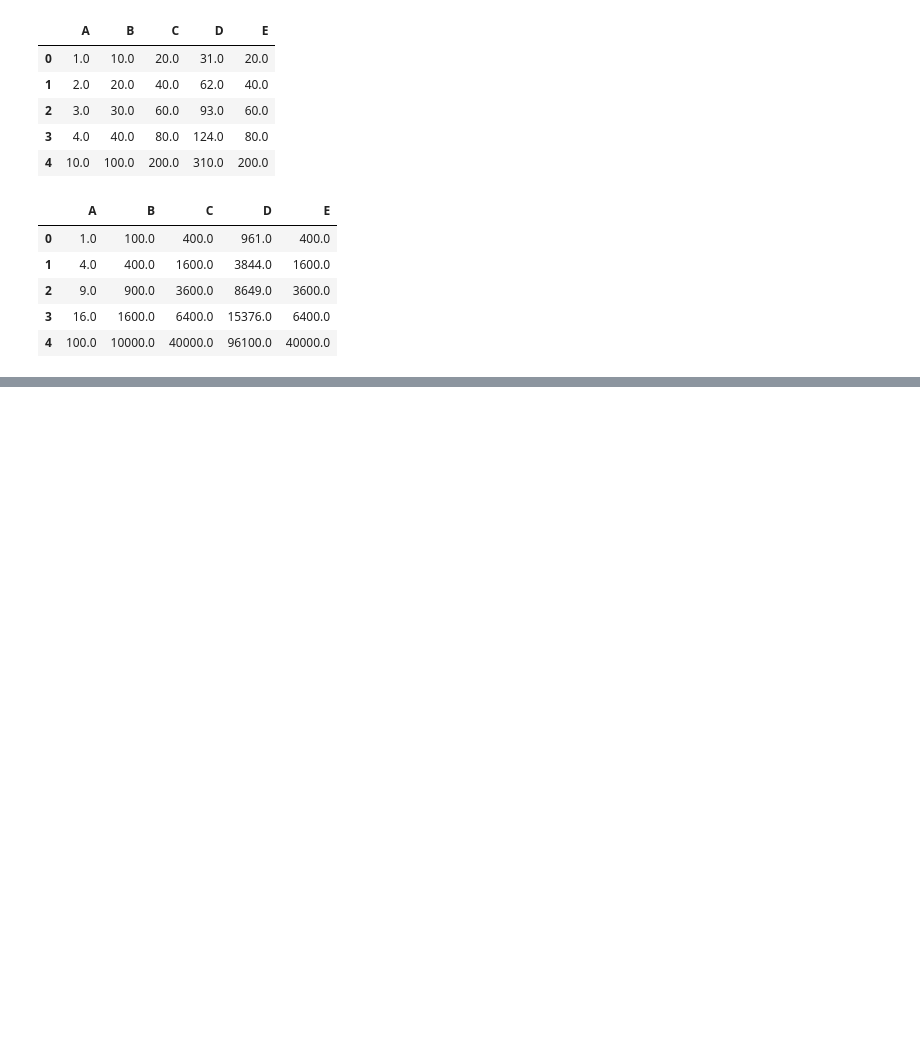
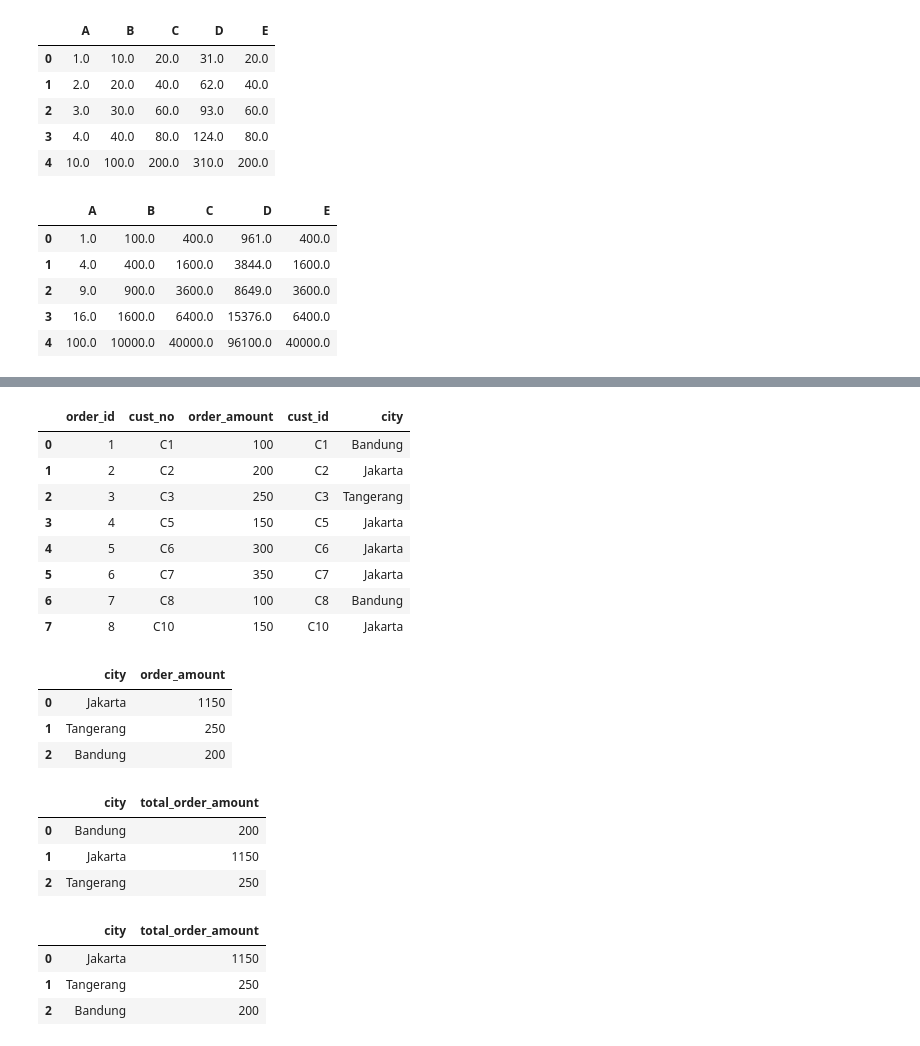
Before and after one commit to zanafiii/data-science-a-z, a Jupyter notebook: Part3_Working with Pandas & DataFrame.ipynb, the cells around one changed output, grey strips where cells are left out. Saved outputs shown, nothing was run; the diff lists cells and outputs as text; code cells hidden in the pictures; blank space fills up the shorter version.

```diff
--- a/Part3_Working with Pandas & DataFrame.ipynb
+++ b/Part3_Working with Pandas & DataFrame.ipynb
@@ -1263,0 +1266,8 @@ df.applymap(np.square)
+# %%
+order_history = pd.DataFrame({
+    "order_id": [1,2,3,4,5,6,7,8],
+    "cust_no": ["C1","C2","C3","C5","C6","C7","C8","C10"],
+    "order_amount": [100,200,250,150,300,350,100,150]
+})
+
+order_history
@@ -1263,0 +1284,7 @@ df.applymap(np.square)
+# %%
+customer_base = pd.DataFrame({
+    "cust_id": ["C1","C2","C3","C4","C5","C6","C7","C8","C9","C10"],
+    "city": ["Bandung","Jakarta","Tangerang","Tangerang","Jakarta","Jakarta","Jakarta","Bandung","Tangerang","Jakarta"]
+})
+
+customer_base
@@ -1263,0 +1303,22 @@ df.applymap(np.square)
+# %%
+df_joined = order_history.merge(customer_base, how="inner", left_on="cust_no", right_on="cust_id")
+df_joined
+# %% [output]
+|  | order_id | cust_no | order_amount | cust_id | city |
+| 0 | 1 | C1 | 100 | C1 | Bandung |
+| 1 | 2 | C2 | 200 | C2 | Jakarta |
+| 2 | 3 | C3 | 250 | C3 | Tangerang |
+| 3 | 4 | C5 | 150 | C5 | Jakarta |
+| 4 | 5 | C6 | 300 | C6 | Jakarta |
+| 5 | 6 | C7 | 350 | C7 | Jakarta |
+| 6 | 7 | C8 | 100 | C8 | Bandung |
+| 7 | 8 | C10 | 150 | C10 | Jakarta |
+# %%
+# cara yang tidak disarankan
+df = df_joined.groupby(["city"]).sum().drop(columns = ["order_id"]).sort_values(by = ["order_amount"], ascending = False).reset_index()
+df
+# %% [output]
+|  | city | order_amount |
+| 0 | Jakarta | 1150 |
+| 1 | Tangerang | 250 |
+| 2 | Bandung | 200 |
@@ -1263,0 +1327,16 @@ df.applymap(np.square)
+# %%
+df_grouped.columns = ["city","total_order_amount"]
+df_grouped
+# %% [output]
+|  | city | total_order_amount |
+| 0 | Bandung | 200 |
+| 1 | Jakarta | 1150 |
+| 2 | Tangerang | 250 |
+# %%
+result = df_grouped.sort_values(by = ["total_order_amount"], ascending = False).reset_index(drop = True)
+result
+# %% [output]
+|  | city | total_order_amount |
+| 0 | Jakarta | 1150 |
+| 1 | Tangerang | 250 |
+| 2 | Bandung | 200 |
```
Also changed, not shown: parts of 5 cells of this notebook.
